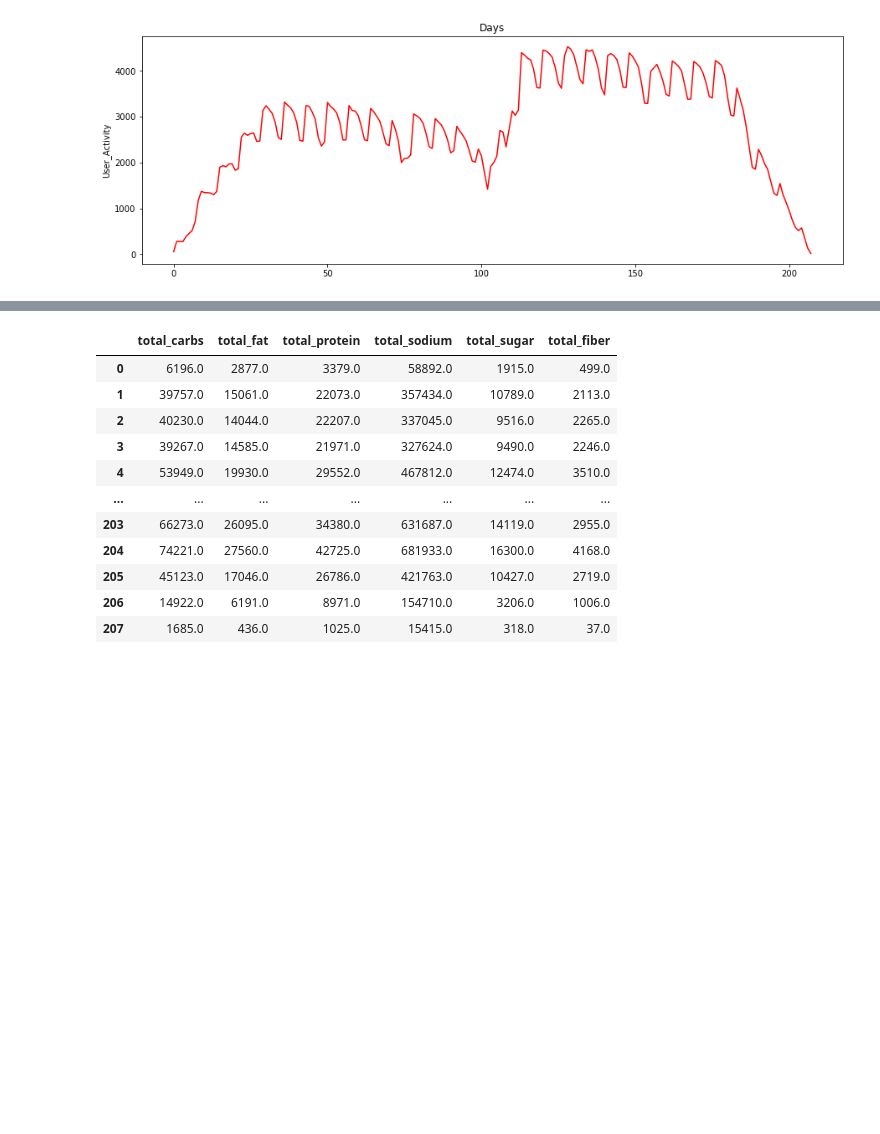
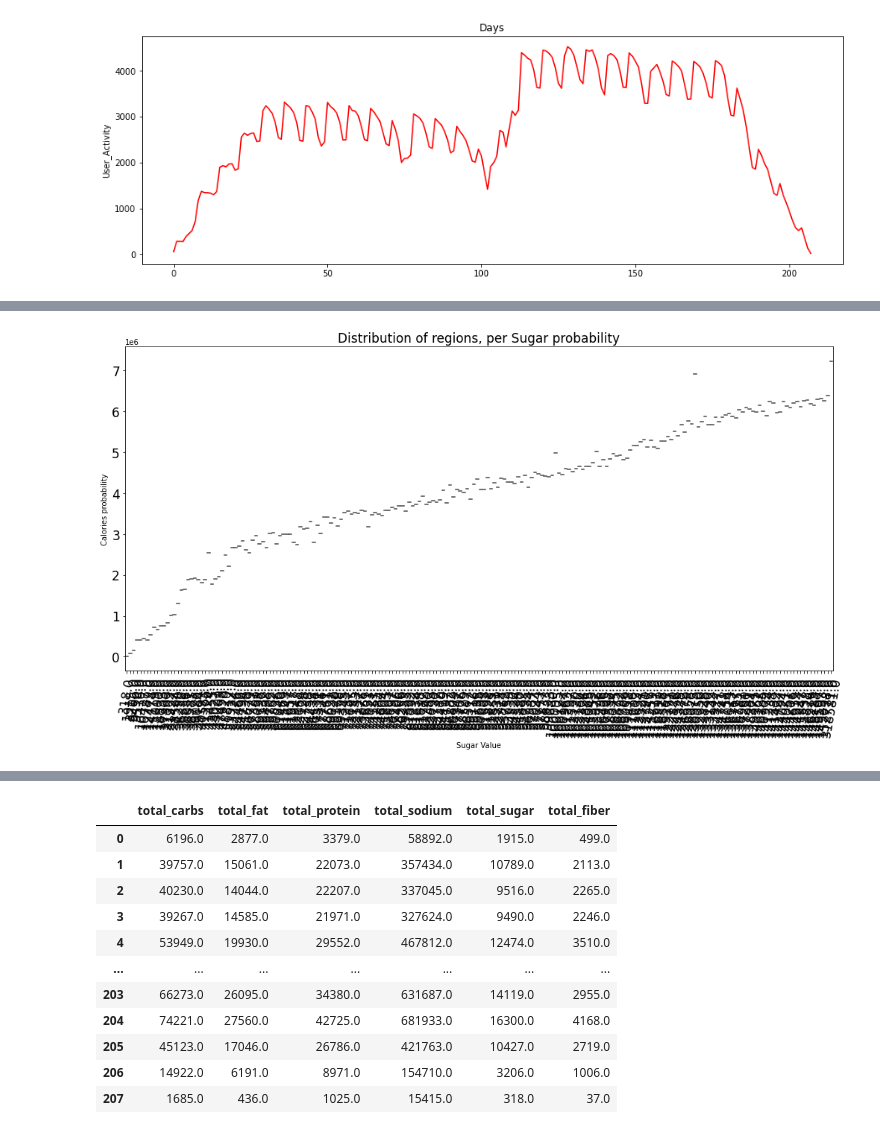
Before and after one commit to dbera17/ML, a Jupyter notebook: final_proj_clust123.ipynb, the cells around one changed output, grey strips where cells are left out. Saved outputs shown, nothing was run; the diff lists cells and outputs as text; code cells hidden in the pictures; blank space fills up the shorter version.

```diff
--- a/final_proj_clust123.ipynb
+++ b/final_proj_clust123.ipynb
@@ -59,0 +99,11 @@ def getDayNum(Day):
+# %%
+_, ax = plt.subplots(figsize=(17, 8))
+sns.violinplot(ax=ax, x="total_sugar", y="total_calories", data=data_point)
+plt.title('Distribution of regions, per Sugar probability', fontsize=17)
+plt.xticks(rotation=80, fontsize=17)
+plt.yticks(fontsize=17)
+plt.xlabel('Sugar Value')
+plt.ylabel('Calories probability')
+plt.show()
+# %% [output]
+[figure, added]
```
Also changed, not shown: parts of 34 cells of this notebook.
